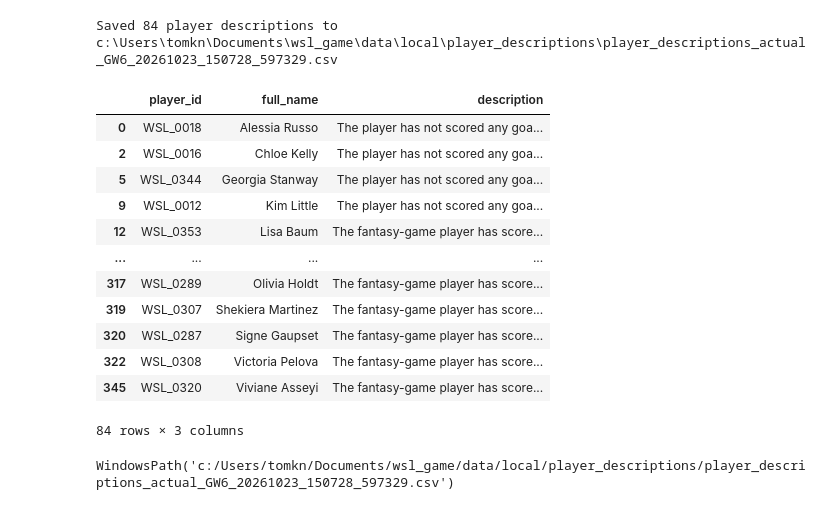
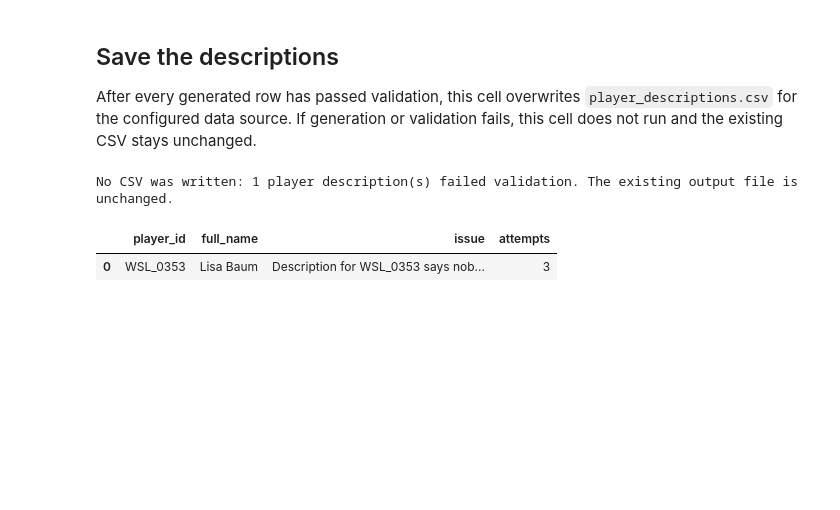
Before and after one commit to tomknuckey/wsl_game, a Jupyter notebook: player_descriptions.ipynb, the cells around one changed output. Drawn from its saved outputs; the diff is of its cells as text; code cells hidden in the pictures; blank space fills up the shorter version.

```diff
--- a/player_descriptions.ipynb
+++ b/player_descriptions.ipynb
@@ -262,0 +404,10 @@ The CSV is written only after every eligible player has a valid description. It
+# %%
+facts = build_player_description_facts(DATA_DIR, data_source)
+if MAX_PLAYERS_TO_GENERATE is not None:
+    if isinstance(MAX_PLAYERS_TO_GENERATE, bool) or not isinstance(MAX_PLAYERS_TO_GENERATE, int) or MAX_PLAYERS_TO_GENERATE < 1:
+        raise ValueError("MAX_PLAYERS_TO_GENERATE must be a positive integer or None.")
+    facts = facts.head(MAX_PLAYERS_TO_GENERATE).copy()
+    print(f"Limited run: generating {len(facts)} descriptions; the output CSV will contain only this subset.")
+expected_player_ids = facts["player_id"].tolist()
+print(f"Prepared and validated facts for {len(expected_player_ids)} players.")
+facts[["player_id", "full_name", "current_season_goals", "ownership_count", "last_season_goals", "current_season_goal_rank"]].head(10)
@@ -263,40 +492,26 @@ The CSV is written only after every eligible player has a valid description. It
+# %% [markdown]
+## Save the descriptions
+
+After every generated row has passed validation, this cell overwrites `player_descriptions.csv` for the configured data source. If generation or validation fails, this cell does not run and the existing CSV stays unchanged.
 # %%
-eligible_player_ids = {facts["player_id"] for facts in player_facts}
-output = reference[reference["player_id"].isin(eligible_player_ids)].copy()
-if len(descriptions) != len(output) or set(output["player_id"]) != eligible_player_ids:
-    raise ValueError("Generated description count does not match the players with goals or picks.")
+if generation_issues:
+    print(f"No CSV was written: {len(generation_issues)} player description(s) failed validation. The existing output file is unchanged.")
+    display(pd.DataFrame(generation_issues))
+else:
+    if len(descriptions) != len(facts) or len(set(expected_player_ids)) != len(facts):
+        raise ValueError("Description output failed player count or ID validation.")
 
-output["description"] = descriptions
-output["data_source"] = data_source
-output["through_gameweek"] = latest_gameweek
-output["generated_at"] = datetime.now().astimezone().isoformat(timespec="seconds")
-output["model"] = MODEL
-
-if output["player_id"].duplicated().any() or output["description"].isna().any():
-    raise ValueError("Output CSV failed completeness or uniqueness validation.")
-
-output_dir = data_dir / "output" / data_source
-output_path = output_dir / "player_descriptions.csv"
-
-output.to_csv(output_path, index=False)
-print(f"Saved {len(output)} player descriptions to {output_path}")
-display(output[["player_id", "full_name", "description"]])
+    output = facts.rename(columns={"current_season_goals": "goals", "completed_gameweeks": "through_gameweek", "ownership_count": "num_picks"}).copy()
+    output["description"] = descriptions
+    output["generated_at"] = datetime.now().astimezone().isoformat(timespec="seconds")
+    output["model"] = MODEL
+    if output["player_id"].tolist() != expected_player_ids or output["player_id"].duplicated().any() or output["description"].isna().any() or output["description"].str.strip().eq("").any():
+        raise ValueError("Description CSV failed completeness or uniqueness validation.")
+    OUTPUT_PATH.parent.mkdir(parents=True, exist_ok=True)
+    output.to_csv(OUTPUT_PATH, index=False)
+    print(f"Overwrote {len(output)} player descriptions in {OUTPUT_PATH}")
+    display(output[["player_id", "full_name", "num_picks", "goals", "last_season_goals", "description"]])
 # %% [output]
-Saved 84 player descriptions to c:\Users\tomkn\Documents\wsl_game\data\local\player_descriptions\player_descriptions_actual_GW6_20261023_150728_597329.csv
+No CSV was written: 1 player description(s) failed validation. The existing output file is unchanged.
-|  | player_id | full_name | description |
-| 0 | WSL_0018 | Alessia Russo | The player has not scored any goa... |
-| 2 | WSL_0016 | Chloe Kelly | The player has not scored any goa... |
-| 5 | WSL_0344 | Georgia Stanway | The player has not scored any goa... |
-| 9 | WSL_0012 | Kim Little | The player has not scored any goa... |
-| 12 | WSL_0353 | Lisa Baum | The fantasy-game player has score... |
-| ... | ... | ... | ... |
-| 317 | WSL_0289 | Olivia Holdt | The fantasy-game player has score... |
-| 319 | WSL_0307 | Shekiera Martinez | The fantasy-game player has score... |
-| 320 | WSL_0287 | Signe Gaupset | The fantasy-game player has score... |
-| 322 | WSL_0308 | Victoria Pelova | The fantasy-game player has score... |
-| 345 | WSL_0320 | Viviane Asseyi | The fantasy-game player has score... |
+|  | player_id | full_name | issue | attempts |
+| 0 | WSL_0353 | Lisa Baum | Description for WSL_0353 says nob... | 3 |
-84 rows × 3 columns
-# %%
-output_path
-# %% [output]
-WindowsPath('c:/Users/tomkn/Documents/wsl_game/data/local/player_descriptions/player_descriptions_actual_GW6_20261023_150728_597329.csv')
```
Also changed, not shown: parts of 14 cells of this notebook, 9 other files.
